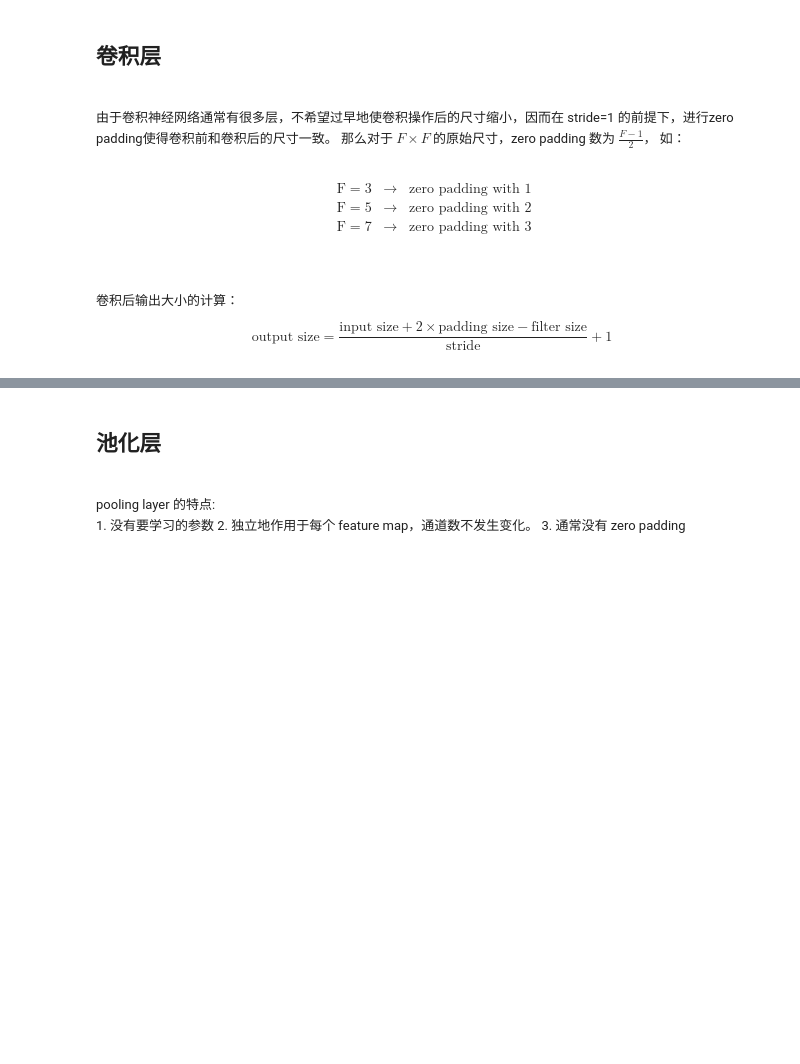
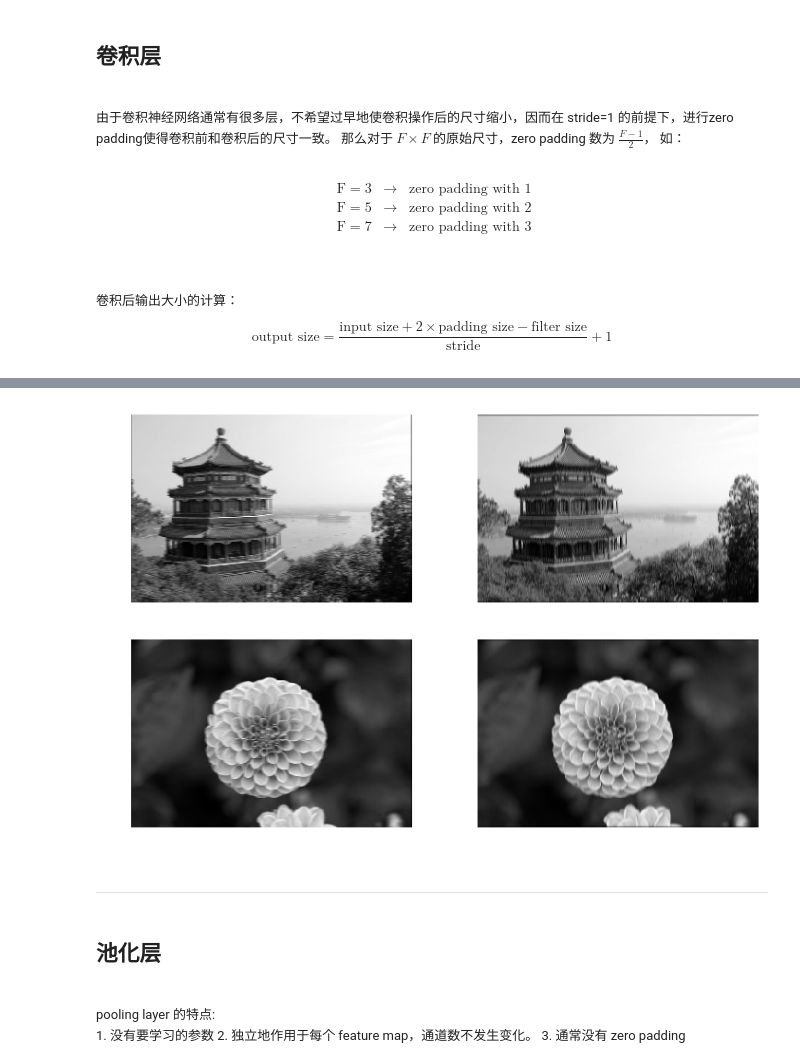
Before and after one commit to massquantity/DL_from_scratch_NOTE, a Jupyter notebook: CNN/CNN.ipynb, the cells around one changed output, grey strips where cells are left out. Cells and saved outputs as stored; diff of their text form; code cells hidden in the pictures; blank space fills up the shorter version.

```diff
--- a/CNN/CNN.ipynb
+++ b/CNN/CNN.ipynb
@@ -28,3 +101,30 @@ $$
+# %%
+reset_graph()
+china = load_sample_image("china.jpg")
+flower = load_sample_image("flower.jpg")
+dataset = np.array([china, flower], dtype=np.float32)
+batch_size, height, width, channels = dataset.shape
+
+X = tf.placeholder(tf.float32, shape=[None, height, width, channels])
+filters = np.zeros((7, 7, channels, 2))
+filters[3, :, :, 0] = 1
+filters[:, 3, :, 1] = 1
+convolution = tf.nn.conv2d(X, filters, strides=[1,2,2,1], padding="SAME")
+
+with tf.Session() as sess:
+    output = convolution.eval(feed_dict={X: dataset})
+
+i = 1
+plt.figure(figsize=(12, 8))
+for image_index in [0, 1]:
+    for feature_map_index in [0, 1]:
+        plt.subplot(2, 2, i)
+        plot_image(output[image_index, :, :, feature_map_index])
+        i += 1
+# %% [output]
+[figure, added]
+# %% [markdown]
+-----
 # %% [markdown]
 ## 池化层
 <br>
```
Also changed, not shown: parts of 7 cells of this notebook.
